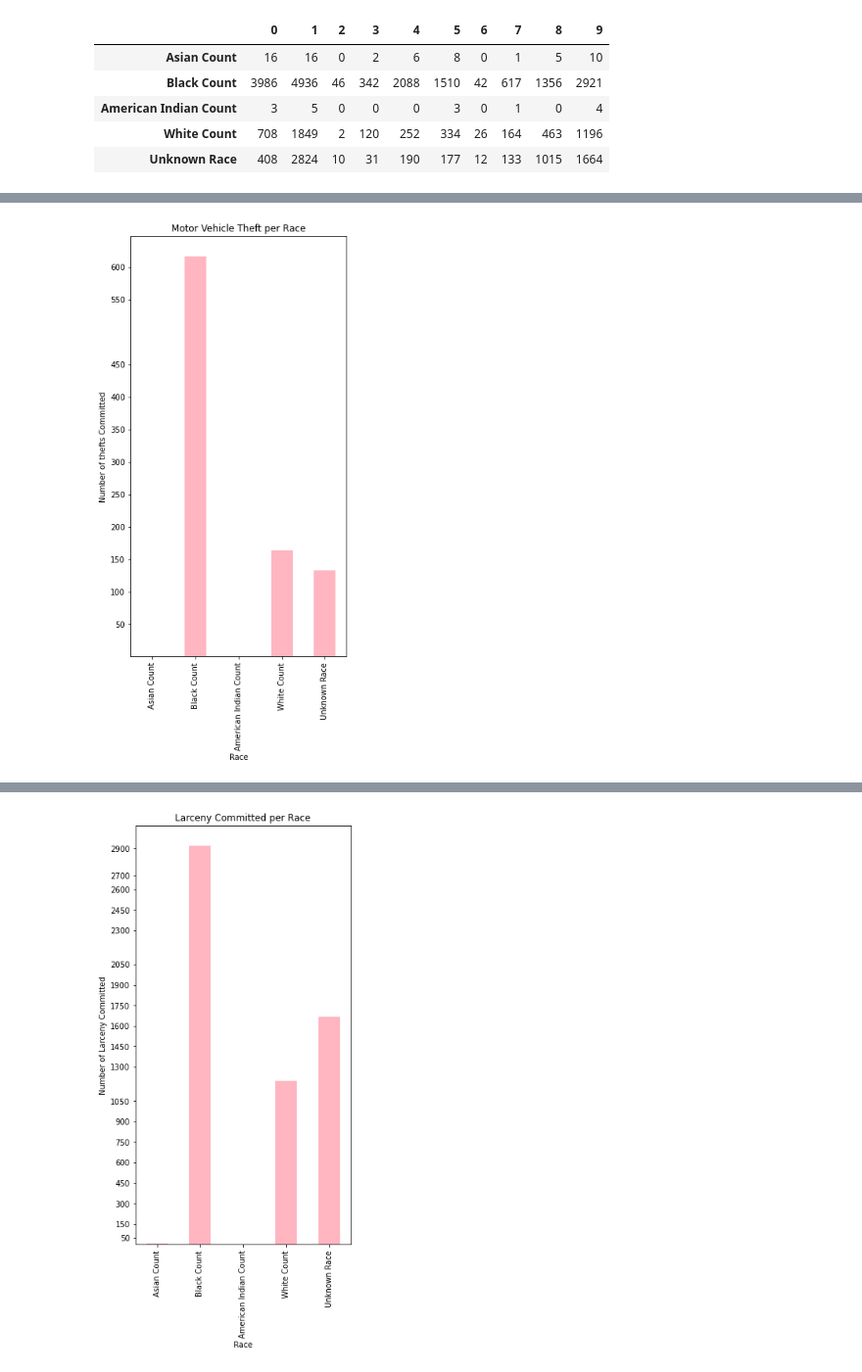
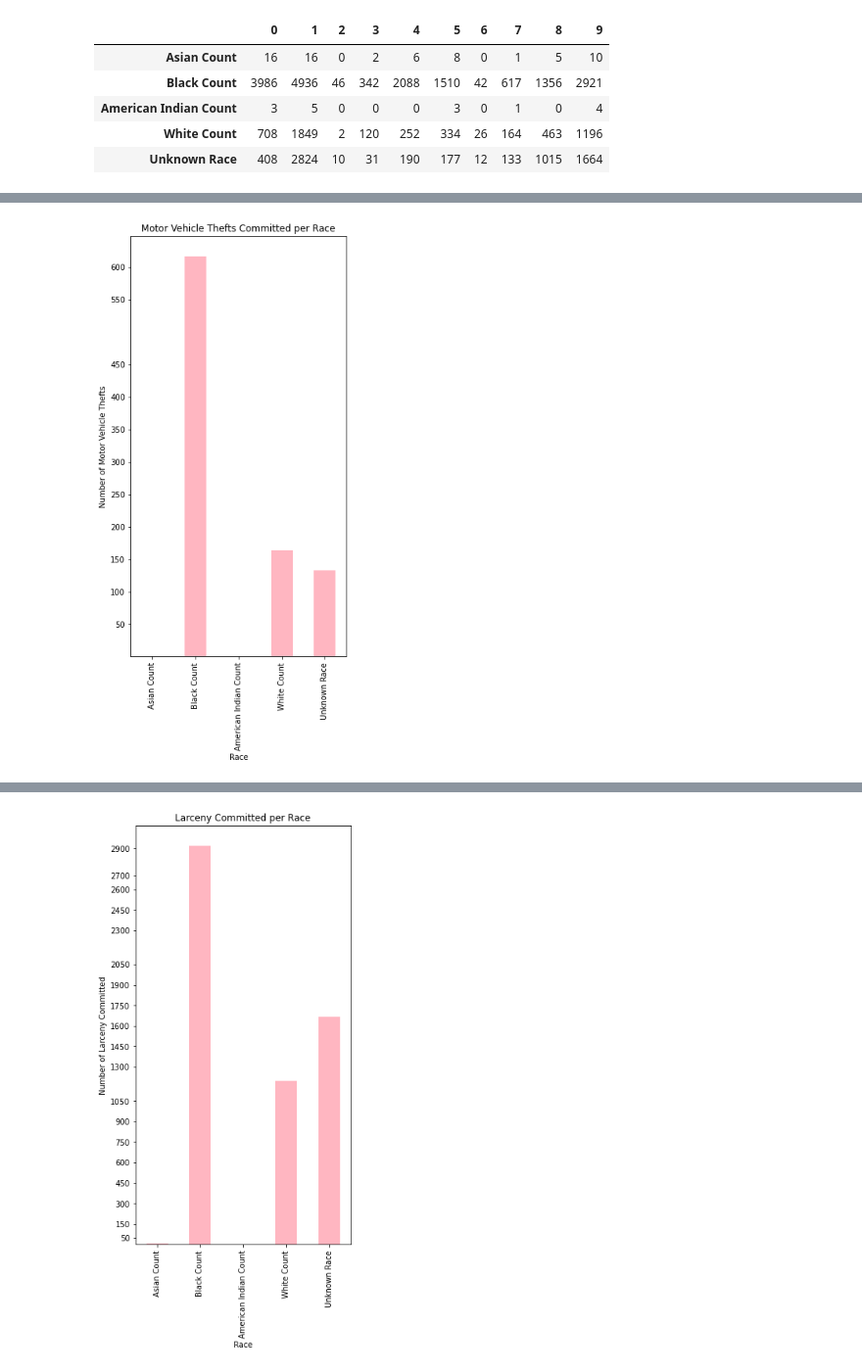
Before and after one commit to drjulie2105/Group_Project_1, a Jupyter notebook: Crime_Cuyahoga/crime_cuy.ipynb, the cells around one changed output, grey strips where cells are left out. Shown at 98% size. Cells and saved outputs as stored; diff of their text form; code cells hidden in the pictures.

```diff
--- a/Crime_Cuyahoga/crime_cuy.ipynb
+++ b/Crime_Cuyahoga/crime_cuy.ipynb
@@ -732,24 +732,24 @@ plt.show()
 # %%
-# Create motor vehicle theft bar graph
+# Create motor vehicle theft bar graph - Race
 mv_theft = Graph_race.loc[:,7]
 
 # Set x and y values
 y_axis = [Graph_race.loc[:,7]]
 x_axis = Graph_race.index
 
 # Set ticks
 ticks = 50, 100, 150, 200, 250, 300, 350, 400, 450, 5000, 550, 600, 650
 plt.yticks(ticks=ticks, labels=None)
 
 # Set type
 mv_theft.plot(kind='bar', facecolor='lightpink', figsize=(5,10
 ))
 
 # Format
 plt.xlabel('Race')
-plt.ylabel('Number of thefts Committed')
-plt.title('Motor Vehicle Theft per Race')
+plt.ylabel('Number of Motor Vehicle Thefts')
+plt.title('Motor Vehicle Thefts Committed per Race')
 plt.show()
 # %% [output]
-[figure, old version]
+[figure, new version]
 # %%
```
Also changed, not shown: parts of 19 cells of this notebook, 1 other file.
